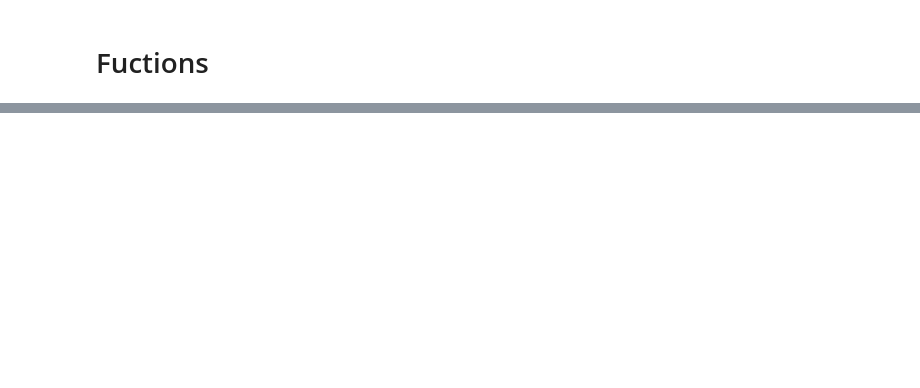
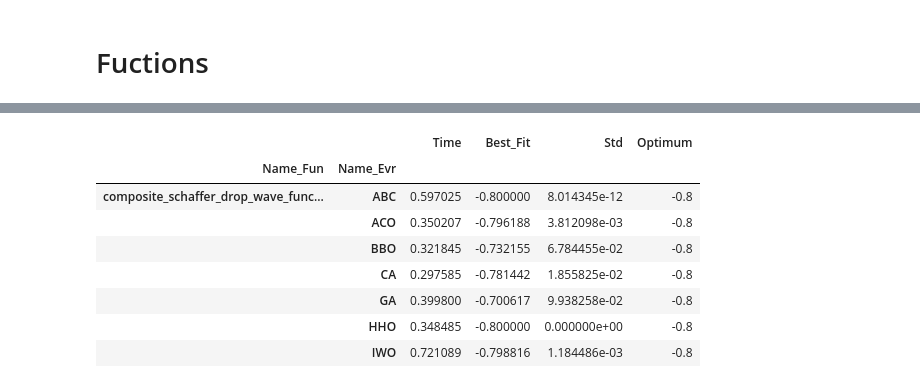
Before and after one commit to pvshebarshin/Comparative-evaluation-of-the-effectiveness-of-metaheuristic-optimization-algorithms, a Jupyter notebook: src/analysis/greaph_result.ipynb, the cells around one changed output, grey strips where cells are left out. Drawn from its saved outputs; the diff is of its cells as text; code cells hidden in the pictures; blank space fills up the shorter version.

```diff
--- a/src/analysis/greaph_result.ipynb
+++ b/src/analysis/greaph_result.ipynb
@@ -494,0 +562,13 @@ dataset[(dataset['Epoch'] == 200) & (dataset['Name_Fun'] == 'xin_she_yang_functi
+# %%
+dataset[(dataset['Epoch'] == 200) & (dataset['Name_Fun'] == 'composite_schaffer_drop_wave_function')][['Name_Evr', 'Name_Fun', 'Time', 'Best_Fit', 'Std', 'Optimum']]\
+.groupby(['Name_Fun', 'Name_Evr']).mean()
+# %% [output]
+|  |  | Time | Best_Fit | Std | Optimum |
+| Name_Fun | Name_Evr |  |  |  |  |
+| composite_schaffer_drop_wave_func... | ABC | 0.597025 | -0.800000 | 8.014345e-12 | -0.8 |
+|  | ACO | 0.350207 | -0.796188 | 3.812098e-03 | -0.8 |
+|  | BBO | 0.321845 | -0.732155 | 6.784455e-02 | -0.8 |
+|  | CA | 0.297585 | -0.781442 | 1.855825e-02 | -0.8 |
+|  | GA | 0.399800 | -0.700617 | 9.938258e-02 | -0.8 |
+|  | HHO | 0.348485 | -0.800000 | 0.000000e+00 | -0.8 |
+|  | IWO | 0.721089 | -0.798816 | 1.184486e-03 | -0.8 |
```
Also changed, not shown: parts of 37 cells of this notebook.
